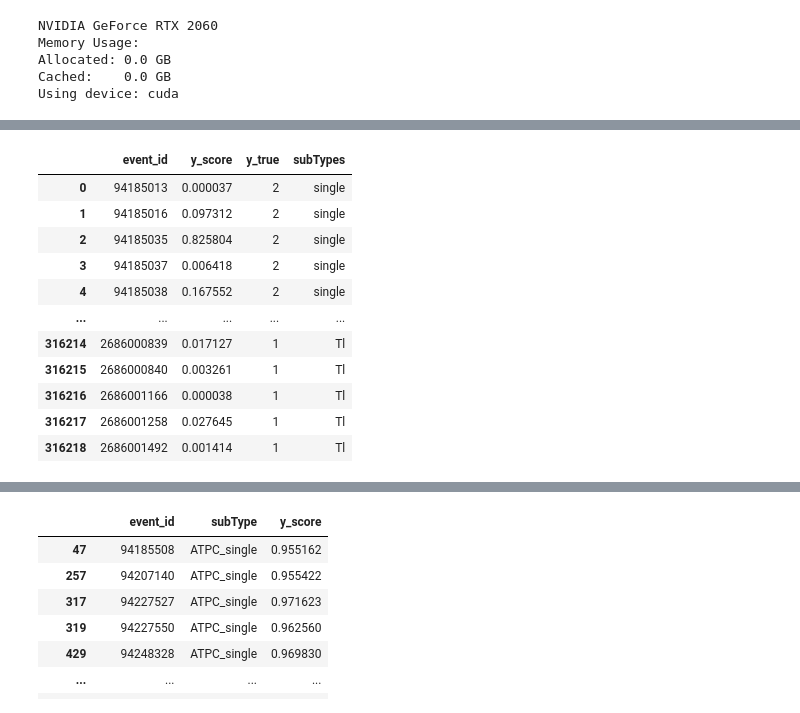
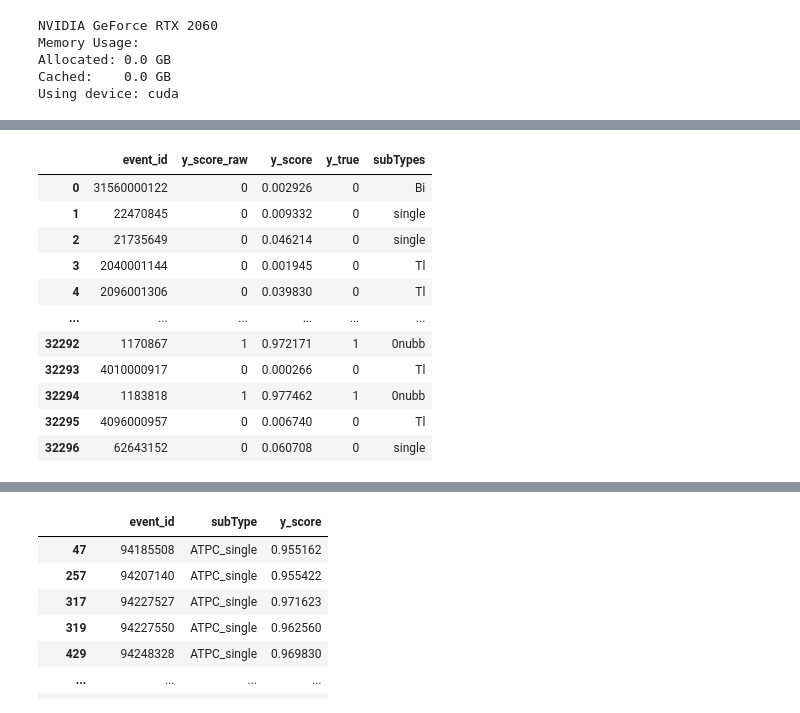
Before and after one commit to kvjmistry/ATPC, a Jupyter notebook: notebooks/ML_GNNMemoryOpt.ipynb, the cells around one changed output, grey strips where cells are left out. Drawn from its saved outputs; the diff is of its cells as text; code cells hidden in the pictures.

```diff
--- a/notebooks/ML_GNNMemoryOpt.ipynb
+++ b/notebooks/ML_GNNMemoryOpt.ipynb
@@ -518,25 +472,26 @@ KeyboardInterrupt
 # Load in the best model during training and the training history
 # Define your ML models here
 if mode == "GAT":
-    model = GATNetEdge(hidden_channels=64, num_classes=num_classes_train, edge_dim=2, num_node_features = 5).to(device) # GAT + Edge Features
+    model = GATNetEdge(hidden_channels=64, num_classes=num_classes_train, edge_dim=2, num_node_features = 7).to(device) # GAT + Edge Features
 elif (mode == "GraphTransformer"):
-    model = EventTransformerConv(hidden_channels=64, num_classes=num_classes_train, num_node_features=5, edge_dim=2).to(device) # Transformer model
+    model = EventTransformerConv(hidden_channels=64, num_classes=num_classes_train, num_node_features=7, edge_dim=2).to(device) # Transformer model
 else:
     print("Unknown ML network specified.")
 
 
-optimizer = torch.optim.Adam(model.parameters(), lr=1e-3)
+history_df = pd.read_csv(f"../GNN_files/GNN_{mode}_{extension}_train_history_v{VERSION}_all.csv")
+display(history_df)
+
+last_epoch = int(max(history_df.epoch)) # Carry on from the last epoch
+
+# optimizer = torch.optim.Adam(model.parameters(), lr=1e-3)
 criterion = nn.CrossEntropyLoss(weight=train_weights) # [background, signal]
 
 checkpoint = torch.load(f'../GNN_files/GNN_{mode}_{extension}_v1_all.pt', map_location=device)
 
 # 4. Restore the states
 model.load_state_dict(checkpoint['model_state_dict'])
-optimizer.load_state_dict(checkpoint['optimizer_state_dict'])
+# optimizer.load_state_dict(checkpoint['optimizer_state_dict'])
 epoch = checkpoint['epoch']
 loss = checkpoint['loss']
-
-
-history_df = pd.read_csv(f"../GNN_files/GNN_{mode}_{extension}_train_history_all.csv")
-display(history_df)
 # %% [output]
@@ -560,8 +503,9 @@ display(history_df)
 # %%
+
 class_names = ['0nubb', 'Bi', 'Tl', 'single']
-def compute_roc(model, loader, device, one_vs_all):
+def CalcModelMetrics(model, loader, name, device, one_vs_all):
     model.eval()
-    y_true, y_score, event_ids, subTypes = [], [], [], []
+    all_preds, all_labels, all_probs, event_ids, subTypes = [], [], [], [], []
 
     with torch.no_grad():
         # Loops over in batches specified in dataloader, returns array of length of the batch size.
@@ -569,40 +513,40 @@ def compute_roc(model, loader, device, one_vs_all):
             data = data.to(device)
             logits = model(data)
             probs = torch.softmax(logits, dim=1) # List of length batch size, N row for each classification category
+            preds = logits.argmax(dim=1)         # Return index with highest logit
 
             if (one_vs_all):
                 p_signal = probs[:, 3].cpu() # Get the signal column probs
             else:
                 p_signal = probs[:, 1].cpu() # Get the signal column probs
 
-            y        = data.y.cpu()      # Get the y labels
 
-            y_score.append(p_signal)
-            y_true.append(y)
-            subTypes.append(data.subType.cpu())
-            event_ids.append(data.event_id.cpu())
+            all_preds.extend(preds.cpu().numpy())
+            all_probs.extend(p_signal.cpu().numpy())
+            all_labels.extend(data.y.cpu().numpy())
 
-    y_true  = torch.cat(y_true).numpy()
-    y_score = torch.cat(y_score).numpy()
-    event_ids = torch.cat(event_ids).numpy()
-    subTypes = torch.cat(subTypes).numpy()
+            subTypes.extend(data.subType.cpu().numpy())
+            event_ids.extend(data.event_id.cpu().numpy())
 
-    df_scores = pd.DataFrame({"event_id":event_ids, "y_score":y_score, "y_true":y_true, "subTypes" : subTypes})
+    # df_scores = pd.DataFrame({"event_id":event_ids, "y_score":y_score, "y_true":y_true, "subTypes" : subTypes})
+    df_scores = pd.DataFrame({"event_id": event_ids, "y_score_raw": all_preds, "y_score": all_probs, "y_true": all_labels, "subTypes" : subTypes})
 
     mapping = {i: name for i, name in enumerate(class_names)}
     df_scores['subTypes'] = df_scores['subTypes'].map(mapping)
 
-    if (one_vs_all):
-        y_true_ova = (y_true == 3).astype(int)
-        fpr, tpr, _ = roc_curve(y_true_ova, y_score)
-    else:
-        fpr, tpr, _ = roc_curve(y_true, y_score)
+    fpr, tpr, _  = roc_curve(all_labels, all_probs)
+    f1   = f1_score(all_labels, all_preds)
+    prec = precision_score(all_labels, all_preds, zero_division=0)
+    rec  = recall_score(all_labels, all_preds)
+    AUC  = auc(fpr, tpr)
 
-    return fpr, tpr, auc(fpr, tpr), df_scores
+    print(name, "|| F1:", round(f1,5), "| Precision",  round(prec,5), "| Recall", round(rec,5), "| AUC", round(AUC,5))
 
-fpr_tr,   tpr_tr,  auc_tr,   df_scores_tr  = compute_roc(model, train_loader, device, one_vs_all)
-fpr_va,   tpr_va,  auc_va,   df_scores_va  = compute_roc(model, val_loader,   device, one_vs_all)
-fpr_tst,  tpr_tst, auc_tst,  df_scores_tst = compute_roc(model, test_loader,  device, one_vs_all)
+    return fpr, tpr, AUC, df_scores
+
+fpr_tr,   tpr_tr,  auc_tr,   df_scores_tr  = CalcModelMetrics(model, train_loader, "Train     ", device, one_vs_all)
+fpr_va,   tpr_va,  auc_va,   df_scores_va  = CalcModelMetrics(model, val_loader,   "Validation", device, one_vs_all)
+fpr_tst,  tpr_tst, auc_tst,  df_scores_tst = CalcModelMetrics(model, test_loader,  "Test      ", device, one_vs_all)
 df_scores_all = pd.concat([df_scores_tr, df_scores_va, df_scores_tst])
 display(df_scores_all)
 # %% [output]
@@ -609,12 +556,12 @@ display(df_scores_all)
-|  | event_id | y_score | y_true | subTypes |
-| 0 | 94185013 | 0.000037 | 2 | single |
-| 1 | 94185016 | 0.097312 | 2 | single |
-| 2 | 94185035 | 0.825804 | 2 | single |
-| 3 | 94185037 | 0.006418 | 2 | single |
-| 4 | 94185038 | 0.167552 | 2 | single |
-| ... | ... | ... | ... | ... |
-| 316214 | 2686000839 | 0.017127 | 1 | Tl |
-| 316215 | 2686000840 | 0.003261 | 1 | Tl |
-| 316216 | 2686001166 | 0.000038 | 1 | Tl |
-| 316217 | 2686001258 | 0.027645 | 1 | Tl |
-| 316218 | 2686001492 | 0.001414 | 1 | Tl |
+|  | event_id | y_score_raw | y_score | y_true | subTypes |
+| 0 | 31560000122 | 0 | 0.002926 | 0 | Bi |
+| 1 | 22470845 | 0 | 0.009332 | 0 | single |
+| 2 | 21735649 | 0 | 0.046214 | 0 | single |
+| 3 | 2040001144 | 0 | 0.001945 | 0 | Tl |
+| 4 | 2096001306 | 0 | 0.039830 | 0 | Tl |
+| ... | ... | ... | ... | ... | ... |
+| 32292 | 1170867 | 1 | 0.972171 | 1 | 0nubb |
+| 32293 | 4010000917 | 0 | 0.000266 | 0 | Tl |
+| 32294 | 1183818 | 1 | 0.977462 | 1 | 0nubb |
+| 32295 | 4096000957 | 0 | 0.006740 | 0 | Tl |
+| 32296 | 62643152 | 0 | 0.060708 | 0 | single |
```
Also changed, not shown: parts of 15 cells of this notebook.
